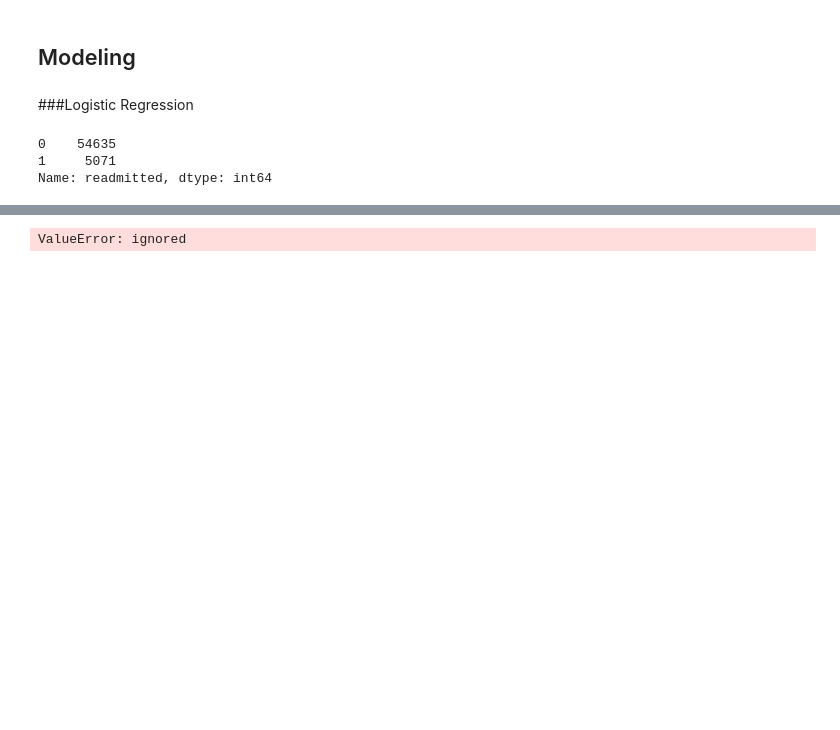
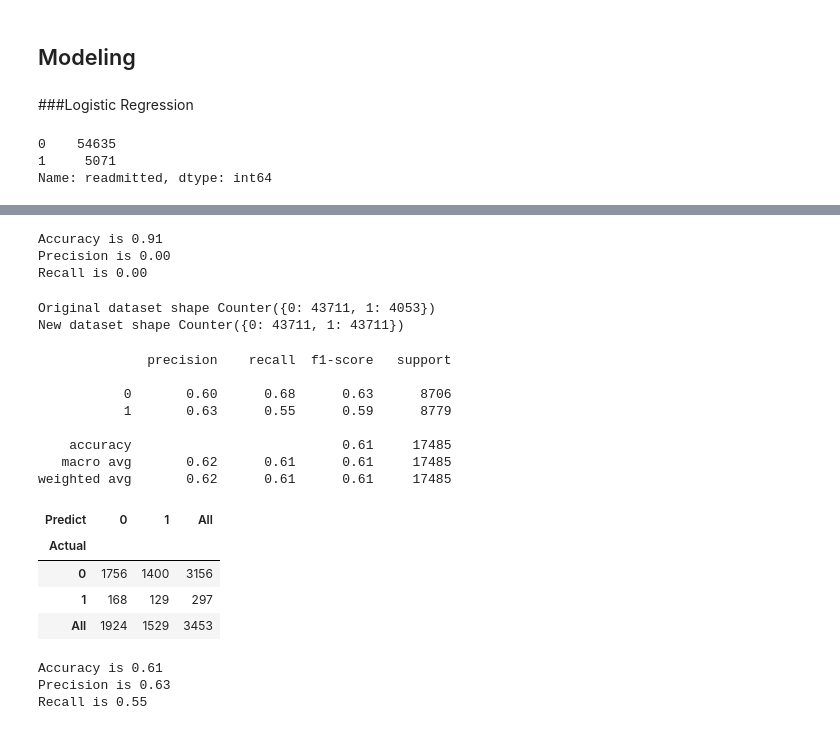
Before and after one commit to Jihyun-Eun/Python-ML-Bio, a Jupyter notebook: Predicting_Hospital_Readmission_with_Diabetes_Dataset.ipynb, the cells around one changed output, grey strips where cells are left out. Cells and saved outputs as stored; diff of their text form; code cells hidden in the pictures; blank space fills up the shorter version.

```diff
--- a/Predicting_Hospital_Readmission_with_Diabetes_Dataset.ipynb
+++ b/Predicting_Hospital_Readmission_with_Diabetes_Dataset.ipynb
@@ -1280,0 +1286,7 @@ Name: readmitted, dtype: int64
+# %%
+imputer = SimpleImputer(strategy='mean')
+X_imputed = imputer.fit_transform(X)
+
+X_train, X_test, y_train, y_test = train_test_split(X_imputed, y, test_size=0.20, random_state=0)
+logit = LogisticRegression(fit_intercept=True, penalty='l1', solver='liblinear')
+logit.fit(X_train, y_train)
@@ -1281,9 +1304,65 @@ Name: readmitted, dtype: int64
+# %%
+from sklearn.metrics import accuracy_score, precision_score, recall_score
+print("Accuracy is {0:.2f}".format(accuracy_score(y_test, logit_pred)))
+print("Precision is {0:.2f}".format(precision_score(y_test, logit_pred)))
+print("Recall is {0:.2f}".format(recall_score(y_test, logit_pred)))
+# %% [output]
+Accuracy is 0.91
+Precision is 0.00
+Recall is 0.00
+# %%
+from imblearn.over_sampling import SMOTE
+from collections import Counter
+
+print('Original dataset shape {}'.format(Counter(y_train)))
+sm = SMOTE(random_state=20)
+train_input_new, train_output_new = sm.fit_resample(X_train, y_train)
+print('New dataset shape {}'.format(Counter(train_output_new)))
+# %% [output]
+Original dataset shape Counter({0: 43711, 1: 4053})
+New dataset shape Counter({0: 43711, 1: 43711})
 # %%
 from sklearn.model_selection import train_test_split
 from sklearn.linear_model import LogisticRegression
-from sklearn.model_selection import cross_val_score
-X_train, X_test, y_train, y_test = train_test_split(X, y, test_size=0.20, random_state=0)
-logit = LogisticRegression(fit_intercept=True, penalty='l1')
+from sklearn.metrics import classification_report
+
+train_input_new = pd.DataFrame(train_input_new, columns=list(X.columns))
+
+X_train, X_test, y_train, y_test = train_test_split(train_input_new, train_output_new, test_size=0.20, random_state=0)
+
+logit = LogisticRegression(fit_intercept=True, penalty='l1', solver='liblinear')  # Use 'liblinear' solver for L1 penalty
 logit.fit(X_train, y_train)
+
+y_pred = logit.predict(X_test)
+
+print(classification_report(y_test, y_pred))
 # %% [output]
-ValueError: ignored
+              precision    recall  f1-score   support
+
+           0       0.60      0.68      0.63      8706
+           1       0.63      0.55      0.59      8779
+
+    accuracy                           0.61     17485
+   macro avg       0.62      0.61      0.61     17485
+weighted avg       0.62      0.61      0.61     17485
+# %%
+logit_pred = logit.predict(X_test)
+pd.crosstab(pd.Series(y_test, name = 'Actual'), pd.Series(logit_pred, name = 'Predict'), margins = True)
+# %% [output]
+| Predict | 0 | 1 | All |
+| Actual |  |  |  |
+| 0 | 1756 | 1400 | 3156 |
+| 1 | 168 | 129 | 297 |
+| All | 1924 | 1529 | 3453 |
+# %%
+print("Accuracy is {0:.2f}".format(accuracy_score(y_test, logit_pred)))
+print("Precision is {0:.2f}".format(precision_score(y_test, logit_pred)))
+print("Recall is {0:.2f}".format(recall_score(y_test, logit_pred)))
+
+accuracy_logit = accuracy_score(y_test, logit_pred)
+precision_logit = precision_score(y_test, logit_pred)
+recall_logit = recall_score(y_test, logit_pred)
+# %% [output]
+Accuracy is 0.61
+Precision is 0.63
+Recall is 0.55
```
Also changed, not shown: parts of 3 cells of this notebook.
